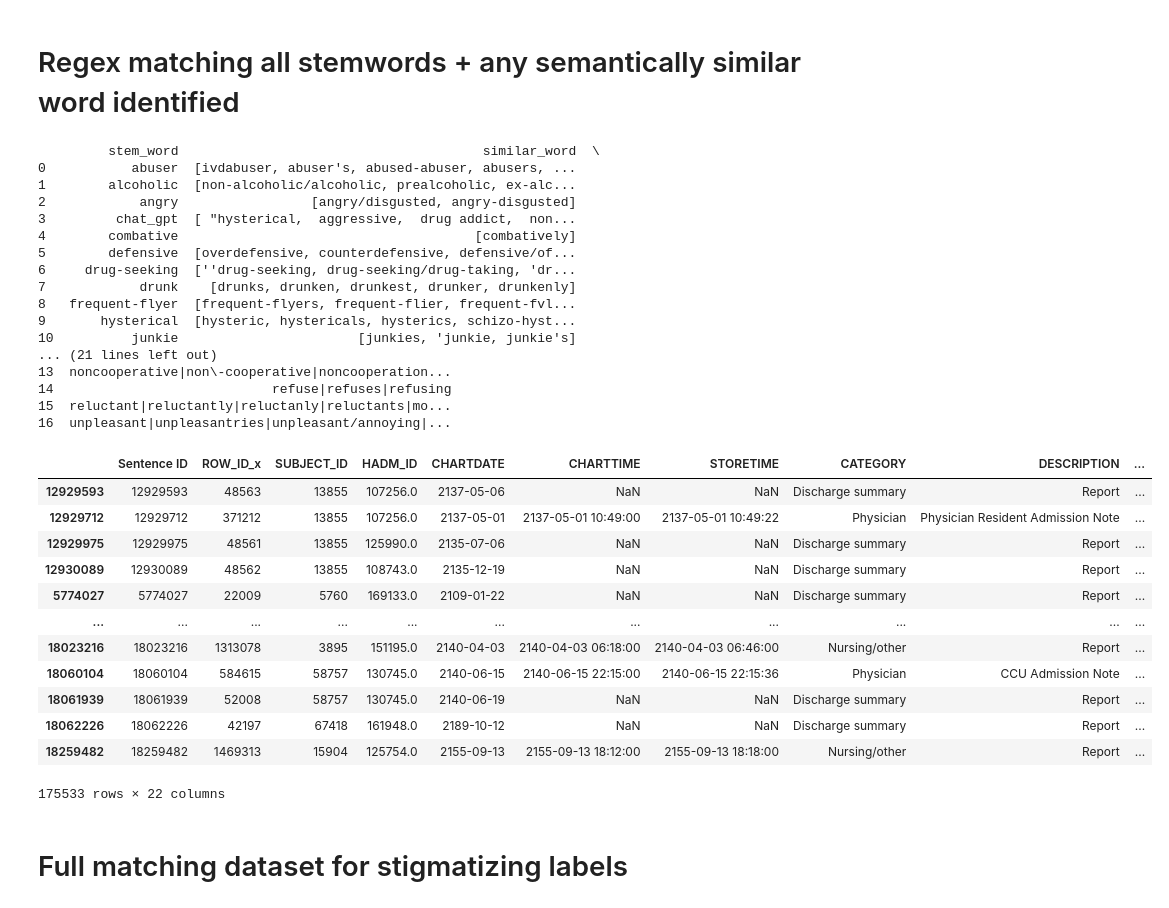
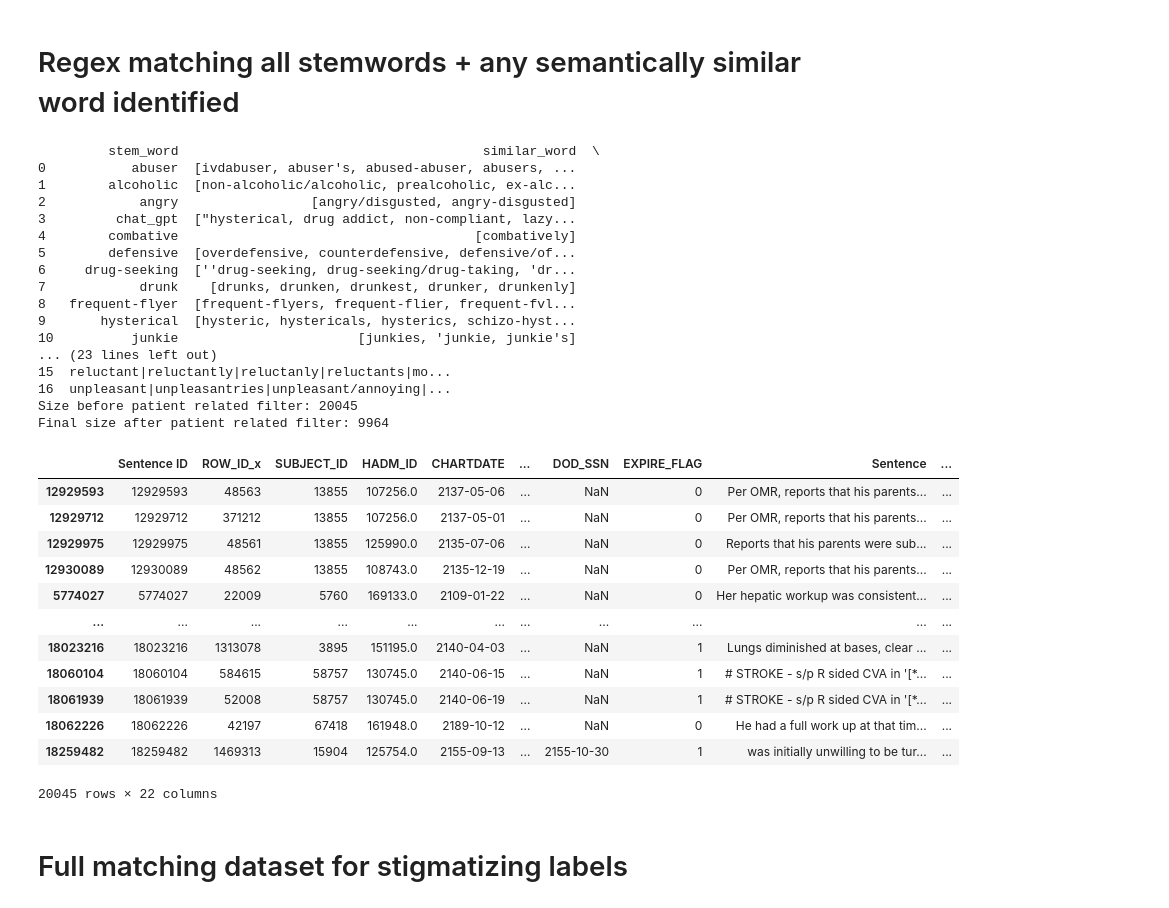
Before and after one commit to drew-walkerr/Diss_Detecting_Provider_Bias, a Jupyter notebook: stigmatizing_labels_regex.ipynb, the cells around one changed output. Drawn from its saved outputs; the diff is of its cells as text; code cells hidden in the pictures.

Commit message:
finished new sample for stigmatizing labels

```diff
--- a/stigmatizing_labels_regex.ipynb
+++ b/stigmatizing_labels_regex.ipynb
@@ -178,75 +184,90 @@ OSError: ignored
 
 full_dataframe = pd.read_csv("/content/gdrive/MyDrive/Diss_Detecting_Provider_Bias/mimic_iii_sentence_tokenized.csv")
 # %%
+doubt_word_list = pd.read_csv("stigma_word_list_round_3_gpt.csv")
+#Removed difficult due to high noise
+words = ['difficult', 'suspicious','aggressive','unstable']
+
+# Trim leading and trailing whitespaces
+doubt_word_list['similar_word'] = doubt_word_list['similar_word'].str.strip()
+
+# Filter the dataframe of the words which were found to have high amount of noise
+doubt_word_list_pruned = doubt_word_list[~doubt_word_list['similar_word'].isin(words)]
+doubt_word_list_pruned
 
 
-doubt_word_list = pd.read_csv("stigma_word_list_round_3_gpt.csv")
-
-
+#Strip whitespace of list of words in doubt_word_list
+doubt_word_list_pruned
 # Create regex which is each stem word + all similar_words identified in the word embeddings step, which will be used to search the charts
 def group_and_create_regex(dataframe):
     grouped_data = dataframe.groupby('stem_word')['similar_word'].apply(list).reset_index()
     grouped_data['regex'] = grouped_data.apply(lambda row: '|'.join([re.escape(row['stem_word'])] + [re.escape(word) for word in row['similar_word']]), axis=1)
     return grouped_data
 
-grouped_data = group_and_create_regex(doubt_word_list)
+grouped_data = group_and_create_regex(doubt_word_list_pruned)
 print(grouped_data)
 
 # Create function that takes regex from each row and searches the charts
-
 def identify_matching_strings(full_dataframe, grouped_data):
     matching_dataframes = []
 
     for index, row in grouped_data.iterrows():
         regex = row['regex']
         terms = row['similar_word']
         for term in terms:
-            term = re.escape(term)
+            term = r"\b" + re.escape(term) + r"\b"  # Adding word boundaries
             matches = full_dataframe.loc[full_dataframe['Sentence'].str.contains(term, flags=re.IGNORECASE, na=False)].copy()
             matches['regex'] = regex
             matches['matched_term'] = term  # Add the matched term as a new column
             matching_dataframes.append(matches)
 
-    if matching_dataframes:
-        return pd.concat(matching_dataframes, axis=0)
-    else:
-        return pd.DataFrame()
+    first_dataframe = pd.concat(matching_dataframes)
+    print(f"Size before patient related filter: {first_dataframe.shape[0]}")  # Print the size before filter
 
+    final_dataframe = first_dataframe.loc[first_dataframe['Sentence'].str.contains(r'\b(?:pt|patient|pateint)\b', flags=re.IGNORECASE, na=False)].copy()  # Add condition here
+
+    print(f"Final size after patient related filter: {final_dataframe.shape[0]}")  # Print the size after filter
+
+    return first_dataframe
+
+
+
+small_dataframe = full_dataframe.head(1000000)
 
 
 result = identify_matching_strings(full_dataframe, grouped_data)
 result
 # %% [output]
          stem_word                                       similar_word  \
 0           abuser  [ivdabuser, abuser's, abused-abuser, abusers, ...
 1        alcoholic  [non-alcoholic/alcoholic, prealcoholic, ex-alc...
 2            angry                 [angry/disgusted, angry-disgusted]
-3         chat_gpt  [ "hysterical,  aggressive,  drug addict,  non...
+3         chat_gpt  ["hysterical, drug addict, non-compliant, lazy...
 4        combative                                      [combatively]
 5        defensive  [overdefensive, counterdefensive, defensive/of...
 6     drug-seeking  [''drug-seeking, drug-seeking/drug-taking, 'dr...
 7            drunk    [drunks, drunken, drunkest, drunker, drunkenly]
 8   frequent-flyer  [frequent-flyers, frequent-flier, frequent-fvl...
 9       hysterical  [hysteric, hystericals, hysterics, schizo-hyst...
 10          junkie                       [junkies, 'junkie, junkie's]
-... (21 lines left out)
-13  noncooperative|non\-cooperative|noncooperation...
-14                            refuse|refuses|refusing
+... (23 lines left out)
 15  reluctant|reluctantly|reluctanly|reluctants|mo...
 16  unpleasant|unpleasantries|unpleasant/annoying|...
+Size before patient related filter: 20045
+Final size after patient related filter: 9964
-|  | Sentence ID | ROW_ID_x | SUBJECT_ID | HADM_ID | CHARTDATE | CHARTTIME | STORETIME | CATEGORY | DESCRIPTION | ... |
-| 12929593 | 12929593 | 48563 | 13855 | 107256.0 | 2137-05-06 | NaN | NaN | Discharge summary | Report | ... |
-| 12929712 | 12929712 | 371212 | 13855 | 107256.0 | 2137-05-01 | 2137-05-01 10:49:00 | 2137-05-01 10:49:22 | Physician | Physician Resident Admission Note | ... |
-| 12929975 | 12929975 | 48561 | 13855 | 125990.0 | 2135-07-06 | NaN | NaN | Discharge summary | Report | ... |
-| 12930089 | 12930089 | 48562 | 13855 | 108743.0 | 2135-12-19 | NaN | NaN | Discharge summary | Report | ... |
-| 5774027 | 5774027 | 22009 | 5760 | 169133.0 | 2109-01-22 | NaN | NaN | Discharge summary | Report | ... |
+|  | Sentence ID | ROW_ID_x | SUBJECT_ID | HADM_ID | CHARTDATE | ... | DOD_SSN | EXPIRE_FLAG | Sentence | ... |
+| 12929593 | 12929593 | 48563 | 13855 | 107256.0 | 2137-05-06 | ... | NaN | 0 | Per OMR, reports that his parents... | ... |
+| 12929712 | 12929712 | 371212 | 13855 | 107256.0 | 2137-05-01 | ... | NaN | 0 | Per OMR, reports that his parents... | ... |
+| 12929975 | 12929975 | 48561 | 13855 | 125990.0 | 2135-07-06 | ... | NaN | 0 | Reports that his parents were sub... | ... |
+| 12930089 | 12930089 | 48562 | 13855 | 108743.0 | 2135-12-19 | ... | NaN | 0 | Per OMR, reports that his parents... | ... |
+| 5774027 | 5774027 | 22009 | 5760 | 169133.0 | 2109-01-22 | ... | NaN | 0 | Her hepatic workup was consistent... | ... |
 | ... | ... | ... | ... | ... | ... | ... | ... | ... | ... | ... |
-| 18023216 | 18023216 | 1313078 | 3895 | 151195.0 | 2140-04-03 | 2140-04-03 06:18:00 | 2140-04-03 06:46:00 | Nursing/other | Report | ... |
-| 18060104 | 18060104 | 584615 | 58757 | 130745.0 | 2140-06-15 | 2140-06-15 22:15:00 | 2140-06-15 22:15:36 | Physician | CCU Admission Note | ... |
-| 18061939 | 18061939 | 52008 | 58757 | 130745.0 | 2140-06-19 | NaN | NaN | Discharge summary | Report | ... |
-| 18062226 | 18062226 | 42197 | 67418 | 161948.0 | 2189-10-12 | NaN | NaN | Discharge summary | Report | ... |
-| 18259482 | 18259482 | 1469313 | 15904 | 125754.0 | 2155-09-13 | 2155-09-13 18:12:00 | 2155-09-13 18:18:00 | Nursing/other | Report | ... |
+| 18023216 | 18023216 | 1313078 | 3895 | 151195.0 | 2140-04-03 | ... | NaN | 1 | Lungs diminished at bases, clear ... | ... |
+| 18060104 | 18060104 | 584615 | 58757 | 130745.0 | 2140-06-15 | ... | NaN | 1 | # STROKE - s/p R sided CVA in '[*... | ... |
+| 18061939 | 18061939 | 52008 | 58757 | 130745.0 | 2140-06-19 | ... | NaN | 1 | # STROKE - s/p R sided CVA in '[*... | ... |
+| 18062226 | 18062226 | 42197 | 67418 | 161948.0 | 2189-10-12 | ... | NaN | 0 | He had a full work up at that tim... | ... |
+| 18259482 | 18259482 | 1469313 | 15904 | 125754.0 | 2155-09-13 | ... | 2155-10-30 | 1 | was initially unwilling to be tur... | ... |
-175533 rows × 22 columns
+20045 rows × 22 columns
 # %% [markdown]
 # Full matching dataset for stigmatizing labels
 # %%
```
Also changed, not shown: parts of 3 cells of this notebook.
